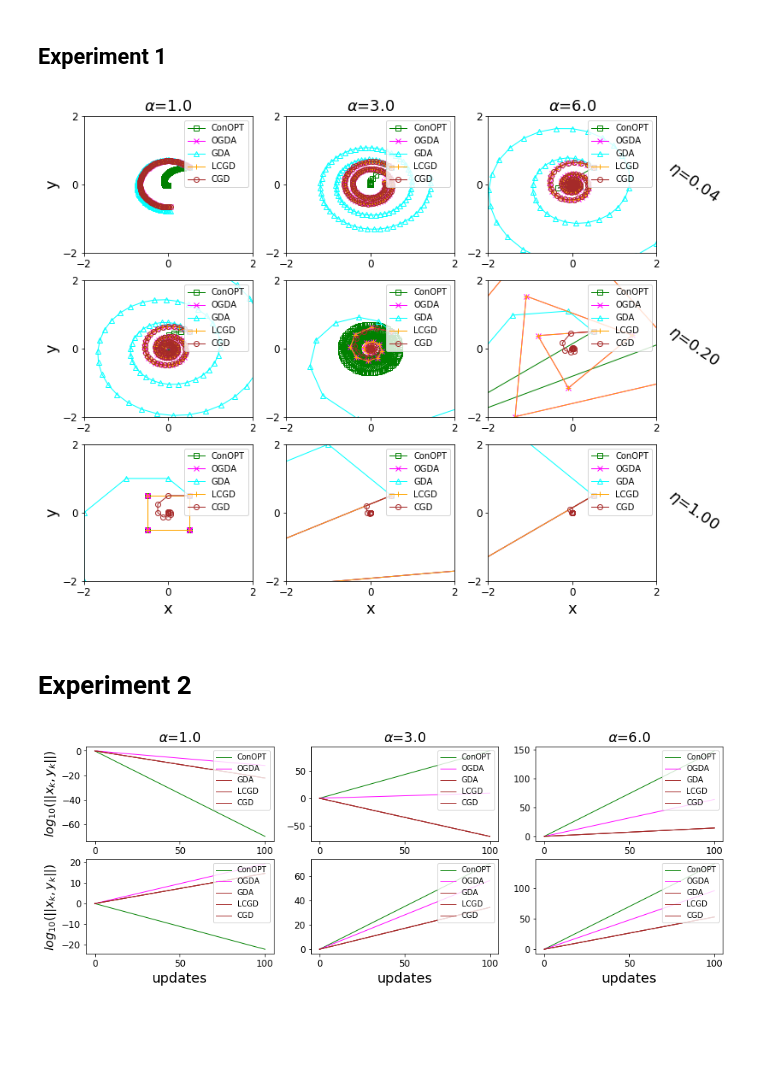
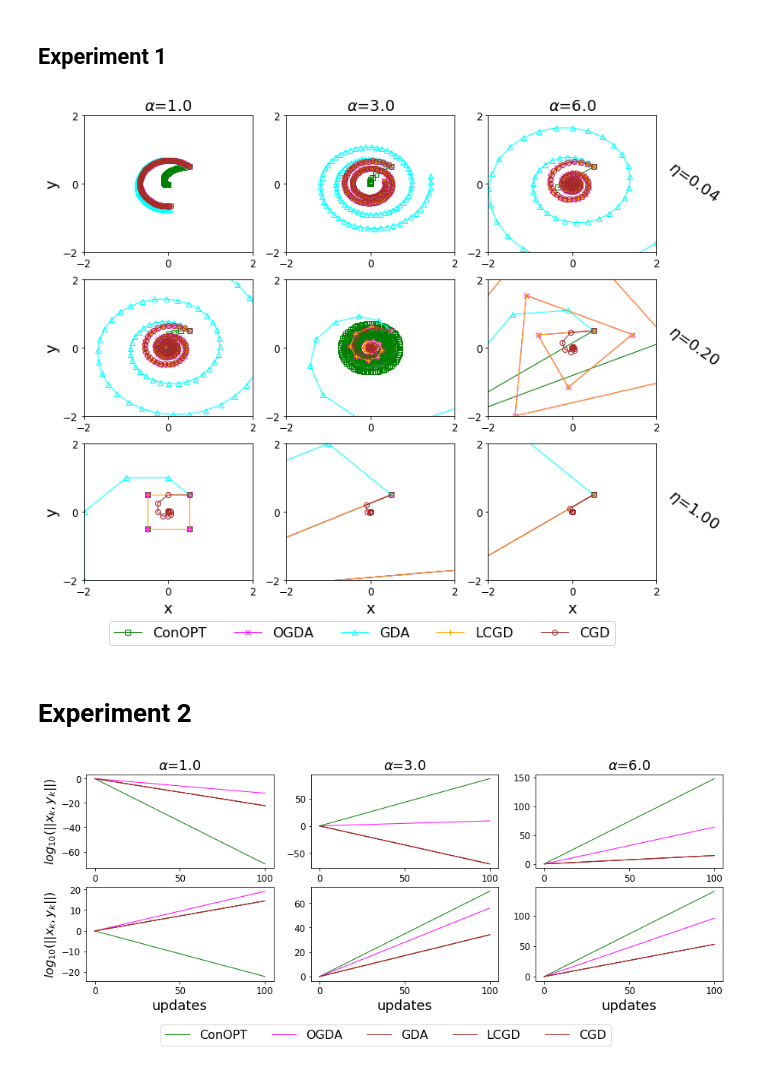
Before and after one commit to julienroyd/competitive_gradient_descent, a Jupyter notebook: notebooks/experiments_1and2.ipynb, the cells around one changed output. Saved outputs shown, nothing was run; the diff lists cells and outputs as text; code cells hidden in the pictures; blank space fills up the shorter version.

Commit message:
Experiments1-2: (minor) made only one legend for all subplots

```diff
--- a/notebooks/experiments_1and2.ipynb
+++ b/notebooks/experiments_1and2.ipynb
@@ -157,35 +157,36 @@ markers = ['s', 'x', '^', '+', 'o']
 
 recorder = run_experiment(alg_names, alg_updates, experiments, x_init, y_init, f1, g1, n_updates)
 
 # Plotting
 
 fig, axes = plt.subplots(3, 3, figsize=(12, 10))
 for (j,i), (alpha, lr) in zip(itertools.product(range(3), range(3)), experiments):
 
     for alg_name, color, marker in zip(alg_names, colors, markers):
         x_s, y_s = np.array(recorder[alg_name][f'alpha={alpha:.1f}, lr={lr:.2f}']).T
         axes[i,j].plot(x_s, y_s, marker=marker, color=color, fillstyle='none', linewidth=1, label=alg_name)
 
     if i == 0:
         axes[i, j].set_title(rf'$\alpha$={alpha:.1f}', fontsize=18)
     if j == 2:
         axes[i, j].text(s=rf'$\eta$={lr:.2f}', rotation=-35, x=2.2, y=-0.5, fontsize=18)
     if i == 2:
         axes[i, j].set_xlabel('x', fontsize=18)
     if j == 0:
         axes[i, j].set_ylabel('y', fontsize=18)
     axes[i, j].set_xlim(-2, 2)
     axes[i, j].set_ylim(-2, 2)
     axes[i, j].tick_params(axis='both', which='major', labelsize=12)
     axes[i, j].locator_params('x', nbins=3)
     axes[i, j].locator_params('y', nbins=3)
-    axes[i, j].legend(loc='upper right')
+    if i == 2 and j == 2:
+        axes[i, j].legend(loc='upper center', bbox_to_anchor=(-0.75, -0.25), fancybox=True, ncol=5, prop={'size': 16})
 
 plt.show()
 fig.savefig(f'experiment1.png')
 plt.close(fig)
 # %% [output]
-[figure, old version]
+[figure, new version]
 # %% [markdown]
 # Experiment 2
 # %%
@@ -243,10 +244,11 @@ for i, recorder in enumerate([recorder2, recorder3]):
         axes[i,j].tick_params(axis='both', which='major', labelsize=12)
         axes[i,j].locator_params('x', nbins=3)
         axes[i,j].locator_params('y', nbins=5)
-        axes[i,j].legend(loc='upper right')
+        if i == 1 and j == 2:
+            legend = axes[i, j].legend(loc='upper center', bbox_to_anchor=(-0.8, -0.4), fancybox=True, ncol=5, prop={'size': 16})
 
 plt.show()
-fig.savefig(f'experiment2.png')
+fig.savefig(f'experiment2.png', bbox_extra_artists=(legend,), bbox_inches='tight')
 plt.close(fig)
 # %% [output]
-[figure, old version]
+[figure, new version]
```
Also changed, not shown: 2 other files.
